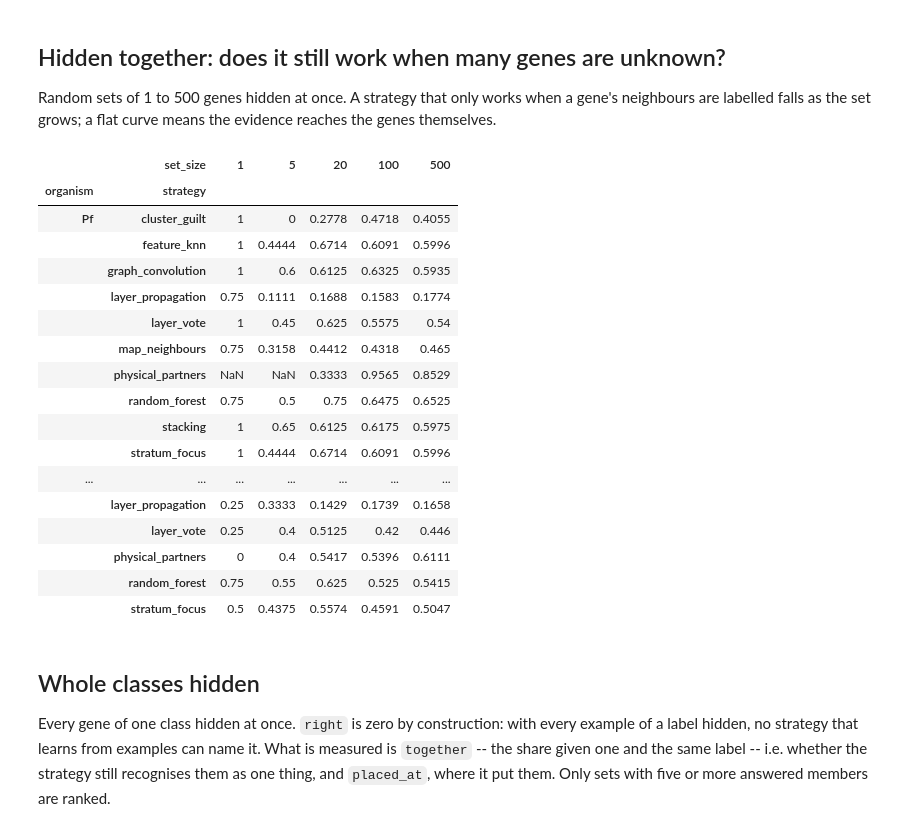
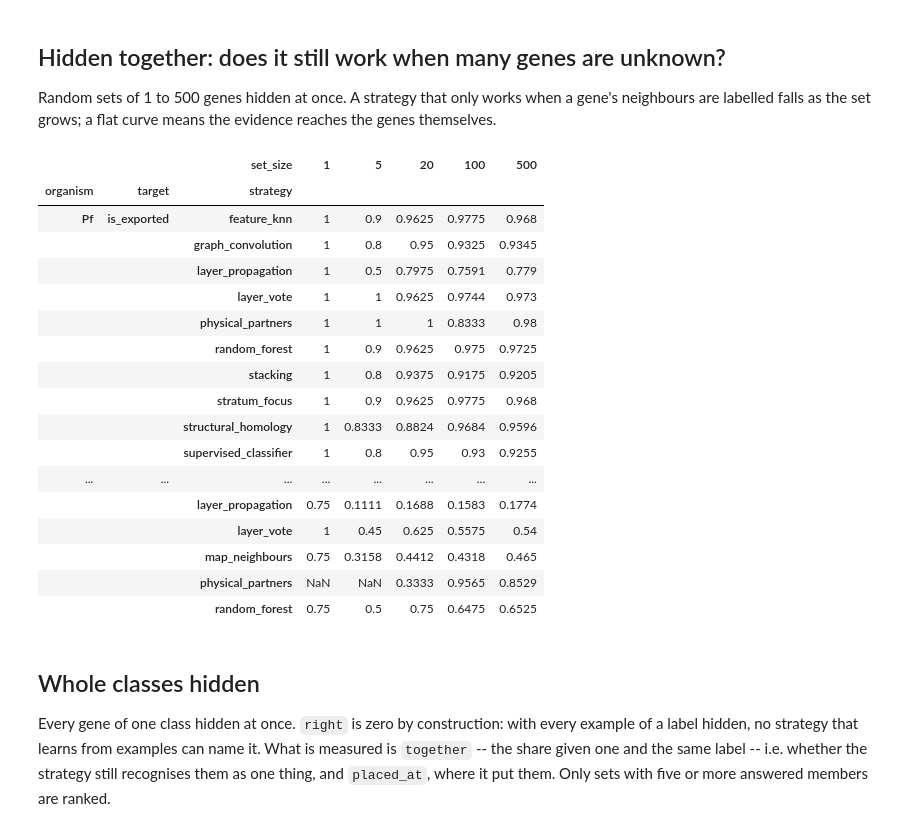
Before and after one commit to EinarOlafsson/starplast, a Jupyter notebook: notebooks/track_record_2026_10_03.ipynb, the cells around one changed output. Cells and saved outputs as stored; diff of their text form; code cells hidden in the pictures.

```diff
--- a/notebooks/track_record_2026_10_03.ipynb
+++ b/notebooks/track_record_2026_10_03.ipynb
@@ -104,27 +146,27 @@ Random sets of 1 to 500 genes hidden at once. A strategy that only works when a
 # %%
 sets = led[(led['mode'] == 'set') & led['set_name'].astype(str).str.startswith('random')]
 curve = sets.assign(answered=~sets['abstained'].astype(bool))
-curve = curve[curve['answered']].groupby(['organism', 'strategy', 'set_size'], observed=True)['correct'].mean().unstack('set_size')
+curve = curve[curve['answered']].groupby(['organism', 'target', 'strategy', 'set_size'], observed=True)['correct'].mean().unstack('set_size')
 curve.round(2)
 # %% [output]
-|  | set_size | 1 | 5 | 20 | 100 | 500 |
-| organism | strategy |  |  |  |  |  |
-| Pf | cluster_guilt | 1 | 0 | 0.2778 | 0.4718 | 0.4055 |
-|  | feature_knn | 1 | 0.4444 | 0.6714 | 0.6091 | 0.5996 |
-|  | graph_convolution | 1 | 0.6 | 0.6125 | 0.6325 | 0.5935 |
-|  | layer_propagation | 0.75 | 0.1111 | 0.1688 | 0.1583 | 0.1774 |
-|  | layer_vote | 1 | 0.45 | 0.625 | 0.5575 | 0.54 |
-|  | map_neighbours | 0.75 | 0.3158 | 0.4412 | 0.4318 | 0.465 |
-|  | physical_partners | NaN | NaN | 0.3333 | 0.9565 | 0.8529 |
-|  | random_forest | 0.75 | 0.5 | 0.75 | 0.6475 | 0.6525 |
-|  | stacking | 1 | 0.65 | 0.6125 | 0.6175 | 0.5975 |
-|  | stratum_focus | 1 | 0.4444 | 0.6714 | 0.6091 | 0.5996 |
-| ... | ... | ... | ... | ... | ... | ... |
-|  | layer_propagation | 0.25 | 0.3333 | 0.1429 | 0.1739 | 0.1658 |
-|  | layer_vote | 0.25 | 0.4 | 0.5125 | 0.42 | 0.446 |
-|  | physical_partners | 0 | 0.4 | 0.5417 | 0.5396 | 0.6111 |
-|  | random_forest | 0.75 | 0.55 | 0.625 | 0.525 | 0.5415 |
-|  | stratum_focus | 0.5 | 0.4375 | 0.5574 | 0.4591 | 0.5047 |
+|  |  | set_size | 1 | 5 | 20 | 100 | 500 |
+| organism | target | strategy |  |  |  |  |  |
+| Pf | is_exported | feature_knn | 1 | 0.9 | 0.9625 | 0.9775 | 0.968 |
+|  |  | graph_convolution | 1 | 0.8 | 0.95 | 0.9325 | 0.9345 |
+|  |  | layer_propagation | 1 | 0.5 | 0.7975 | 0.7591 | 0.779 |
+|  |  | layer_vote | 1 | 1 | 0.9625 | 0.9744 | 0.973 |
+|  |  | physical_partners | 1 | 1 | 1 | 0.8333 | 0.98 |
+|  |  | random_forest | 1 | 0.9 | 0.9625 | 0.975 | 0.9725 |
+|  |  | stacking | 1 | 0.8 | 0.9375 | 0.9175 | 0.9205 |
+|  |  | stratum_focus | 1 | 0.9 | 0.9625 | 0.9775 | 0.968 |
+|  |  | structural_homology | 1 | 0.8333 | 0.8824 | 0.9684 | 0.9596 |
+|  |  | supervised_classifier | 1 | 0.8 | 0.95 | 0.93 | 0.9255 |
+| ... | ... | ... | ... | ... | ... | ... | ... |
+|  |  | layer_propagation | 0.75 | 0.1111 | 0.1688 | 0.1583 | 0.1774 |
+|  |  | layer_vote | 1 | 0.45 | 0.625 | 0.5575 | 0.54 |
+|  |  | map_neighbours | 0.75 | 0.3158 | 0.4412 | 0.4318 | 0.465 |
+|  |  | physical_partners | NaN | NaN | 0.3333 | 0.9565 | 0.8529 |
+|  |  | random_forest | 0.75 | 0.5 | 0.75 | 0.6475 | 0.6525 |
 # %% [markdown]
 ## Whole classes hidden
 
```
Also changed, not shown: parts of 9 cells of this notebook, 9 other files.
